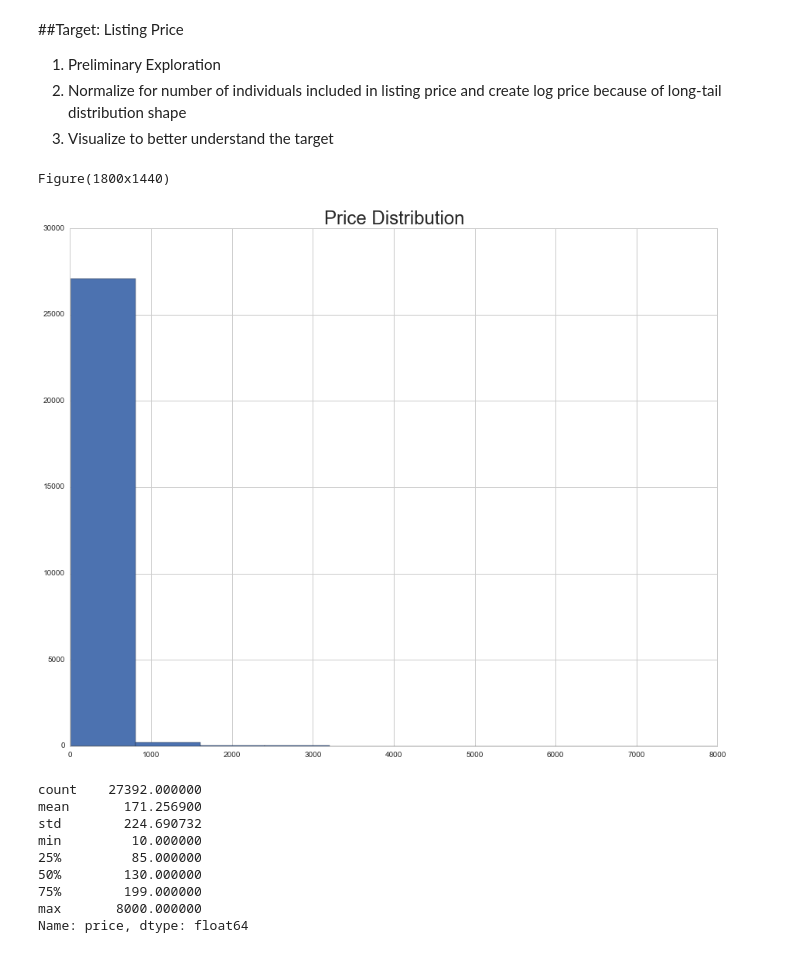
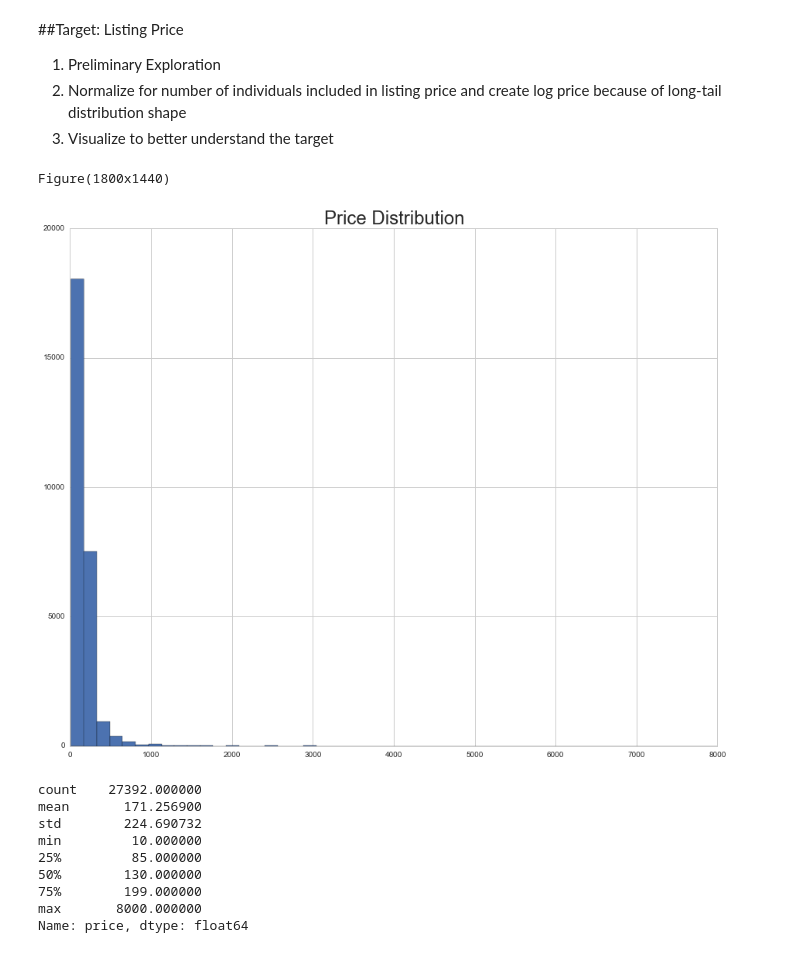
Before and after one commit to duncancfraser/GA_DS18, a Jupyter notebook: Project/Exploration/AirBnB NYC Final.ipynb, the cells around one changed output. Saved outputs shown, nothing was run; the diff lists cells and outputs as text; code cells hidden in the pictures.

```diff
--- a/Project/Exploration/AirBnB NYC Final.ipynb
+++ b/Project/Exploration/AirBnB NYC Final.ipynb
@@ -107,15 +107,15 @@ No. | Feature Name                |Description              |
 3. Visualize to better understand the target
 # %%
 ##Step 1: Preliminary Exploration
-n_bins = 10
+n_bins = 50
 fig = plt.figure()
 plt.title('Price Distribution', fontsize = 24)
 
 abnb['price'].hist(bins=n_bins)
 print fig
 # %% [output]
 Figure(1800x1440)
-[figure, old version]
+[figure, new version]
 # %%
 abnb.price.describe()
 # %% [output]
```
Also changed, not shown: parts of 76 cells of this notebook.
